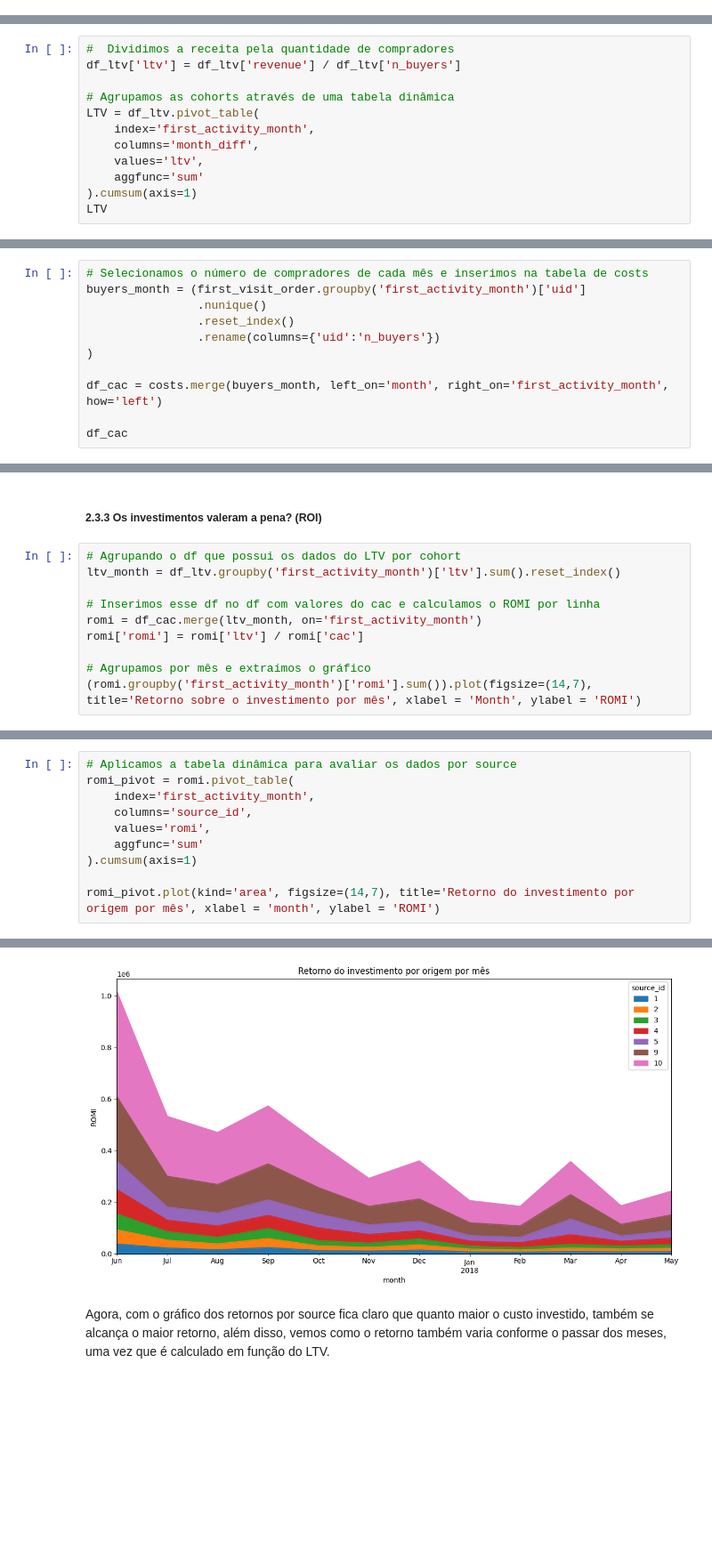
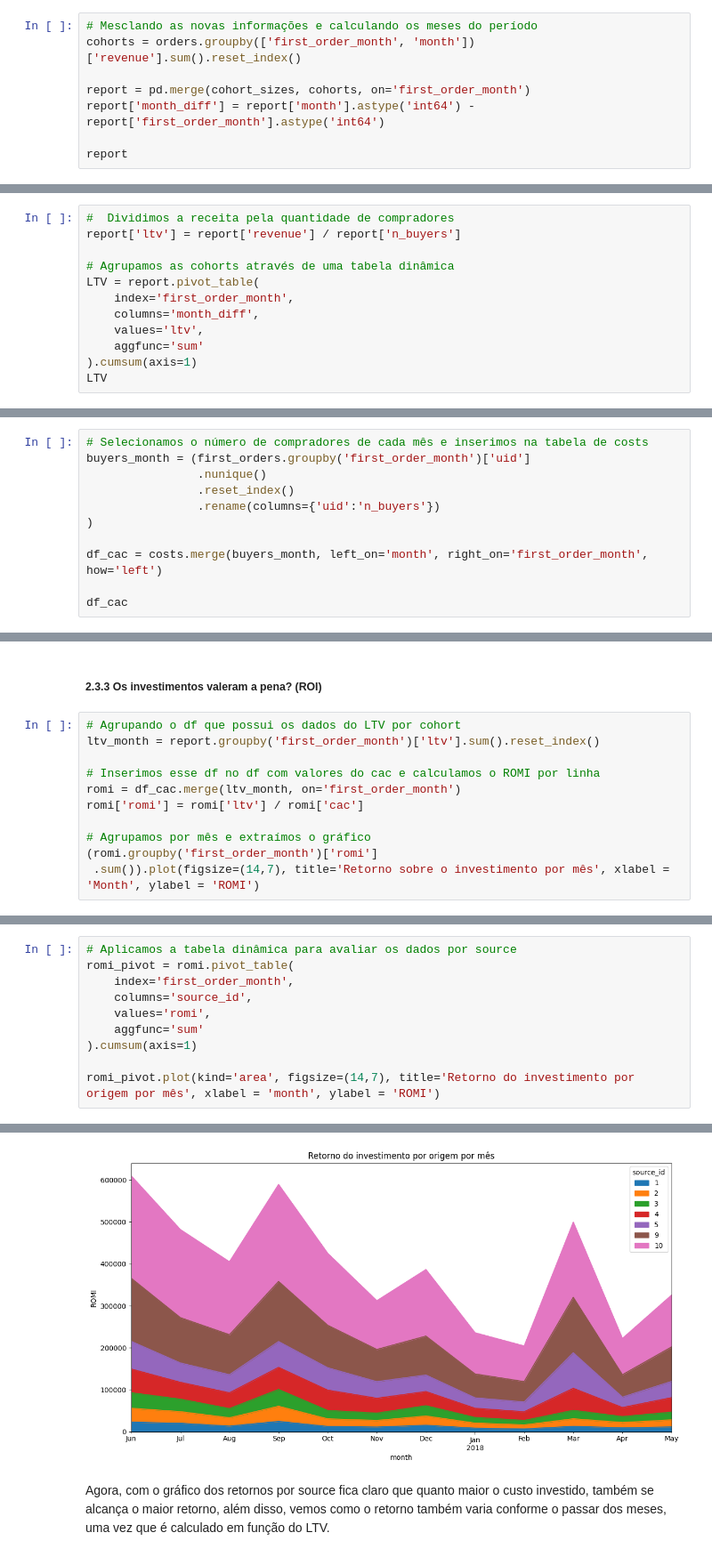
Before and after one commit to JQuareli/Otimizacao-das-despesas-com-marketing, a Jupyter notebook: EDA.ipynb, the cells around one changed output, grey strips where cells are left out. Shown at 89% size. Saved outputs shown, nothing was run; the diff lists cells and outputs as text; blank space fills up the shorter version.

```diff
--- a/EDA.ipynb
+++ b/EDA.ipynb
@@ -388,0 +421,8 @@ df_ltv
+# %%
+# Mesclando as novas informações e calculando os meses do período
+cohorts = orders.groupby(['first_order_month', 'month'])['revenue'].sum().reset_index()
+
+report = pd.merge(cohort_sizes, cohorts, on='first_order_month')
+report['month_diff'] = report['month'].astype('int64') - report['first_order_month'].astype('int64')
+
+report
@@ -389,10 +443,10 @@ df_ltv
 # %%
 #  Dividimos a receita pela quantidade de compradores
-df_ltv['ltv'] = df_ltv['revenue'] / df_ltv['n_buyers']
+report['ltv'] = report['revenue'] / report['n_buyers']
 
 # Agrupamos as cohorts através de uma tabela dinâmica
-LTV = df_ltv.pivot_table(
-    index='first_activity_month',
+LTV = report.pivot_table(
+    index='first_order_month',
     columns='month_diff',
     values='ltv',
     aggfunc='sum'
@@ -478,13 +535,13 @@ print("O CAC total médio é igual a ",mean_cac)
 O CAC total médio é igual a  9.01
 # %%
 # Selecionamos o número de compradores de cada mês e inserimos na tabela de costs
-buyers_month = (first_visit_order.groupby('first_activity_month')['uid']
+buyers_month = (first_orders.groupby('first_order_month')['uid']
                 .nunique()
                 .reset_index()
                 .rename(columns={'uid':'n_buyers'})
 )
 
-df_cac = costs.merge(buyers_month, left_on='month', right_on='first_activity_month', how='left')
+df_cac = costs.merge(buyers_month, left_on='month', right_on='first_order_month', how='left')
 
 df_cac
 # %% [output]
@@ -546,13 +603,14 @@ Neste ponto, olhando tanto o gráfico geral como o gráfico por source, notamos
 ##### 2.3.3 Os investimentos valeram a pena? (ROI)
 # %%
 # Agrupando o df que possui os dados do LTV por cohort
-ltv_month = df_ltv.groupby('first_activity_month')['ltv'].sum().reset_index()
+ltv_month = report.groupby('first_order_month')['ltv'].sum().reset_index()
 
 # Inserimos esse df no df com valores do cac e calculamos o ROMI por linha
-romi = df_cac.merge(ltv_month, on='first_activity_month')
+romi = df_cac.merge(ltv_month, on='first_order_month')
 romi['romi'] = romi['ltv'] / romi['cac']
 
 # Agrupamos por mês e extraímos o gráfico
-(romi.groupby('first_activity_month')['romi'].sum()).plot(figsize=(14,7), title='Retorno sobre o investimento por mês', xlabel = 'Month', ylabel = 'ROMI')
+(romi.groupby('first_order_month')['romi']
+ .sum()).plot(figsize=(14,7), title='Retorno sobre o investimento por mês', xlabel = 'Month', ylabel = 'ROMI')
 # %% [output]
 <Axes: title={'center': 'Retorno sobre o investimento por mês'}, xlabel='Month', ylabel='ROMI'>
@@ -560,16 +618,16 @@ romi['romi'] = romi['ltv'] / romi['cac']
 # %%
 # Aplicamos a tabela dinâmica para avaliar os dados por source
 romi_pivot = romi.pivot_table(
-    index='first_activity_month',
+    index='first_order_month',
     columns='source_id',
     values='romi',
     aggfunc='sum'
 ).cumsum(axis=1)
 
 romi_pivot.plot(kind='area', figsize=(14,7), title='Retorno do investimento por origem por mês', xlabel = 'month', ylabel = 'ROMI')
 # %% [output]
 <Axes: title={'center': 'Retorno do investimento por origem por mês'}, xlabel='month', ylabel='ROMI'>
-[figure, old version]
+[figure, new version]
 # %% [markdown]
 Agora, com o gráfico dos retornos por source fica claro que quanto maior o custo investido, também se alcança o maior retorno, além disso, vemos como o retorno também varia conforme o passar dos meses, uma vez que é calculado em função do LTV.
 # %% [markdown]
```
Also changed, not shown: parts of 15 cells of this notebook.
